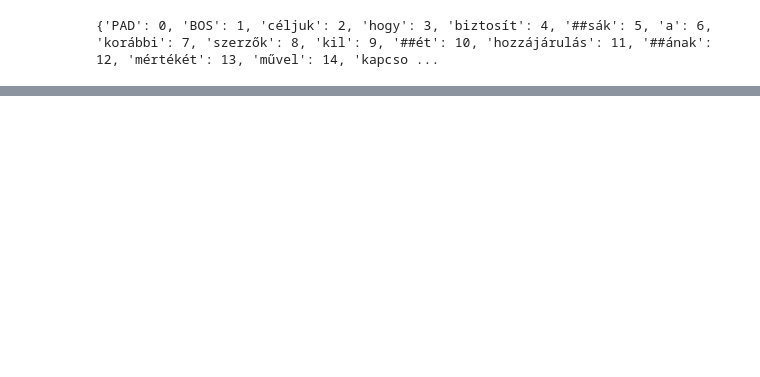
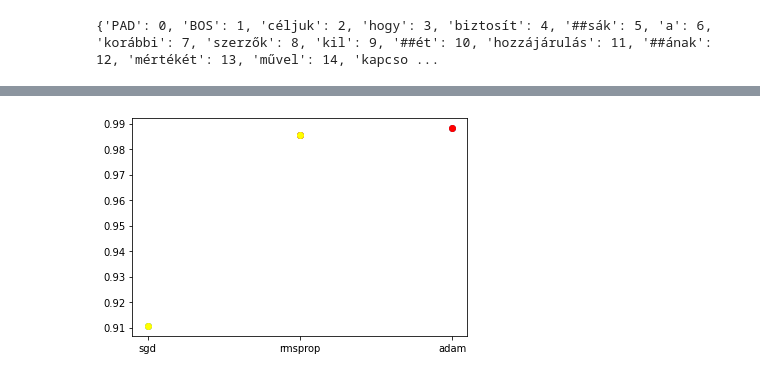
Before and after one commit to Bollash/Entity-recognition-hw, a Jupyter notebook: Entity_recognition.ipynb, the cells around one changed output, grey strips where cells are left out. Saved outputs shown, nothing was run; the diff lists cells and outputs as text; code cells hidden in the pictures; blank space fills up the shorter version.

```diff
--- a/Entity_recognition.ipynb
+++ b/Entity_recognition.ipynb
@@ -311,0 +634,5 @@ Accuracy on the test data is: 0.9891%
+# %%
+import pandas
+# Print structure of the models and the results
+df = pandas.read_csv('hyperas-entity_recog-log.csv', delimiter=';')
+df.sort_values(by=['best_val_acc'], ascending=False)
@@ -311,0 +644,5 @@ Accuracy on the test data is: 0.9891%
+# %%
+# Best models
+hyperas_best = df.sort_values(by=['best_val_acc'], ascending=False).head(n=2)
+# Worst models
+hyperas_worst = df.sort_values(by=['best_val_acc'], ascending=False).tail(n=2)
@@ -311,0 +661,7 @@ Accuracy on the test data is: 0.9891%
+# %%
+plt.scatter(df.optim, df.best_val_acc)
+plt.scatter(hyperas_best.optim, hyperas_best.best_val_acc, color='red')
+plt.scatter(hyperas_worst.optim, hyperas_worst.best_val_acc, color='yellow')
+plt.show()
+# %% [output]
+[figure, added]
```
Also changed, not shown: parts of 77 cells of this notebook.
